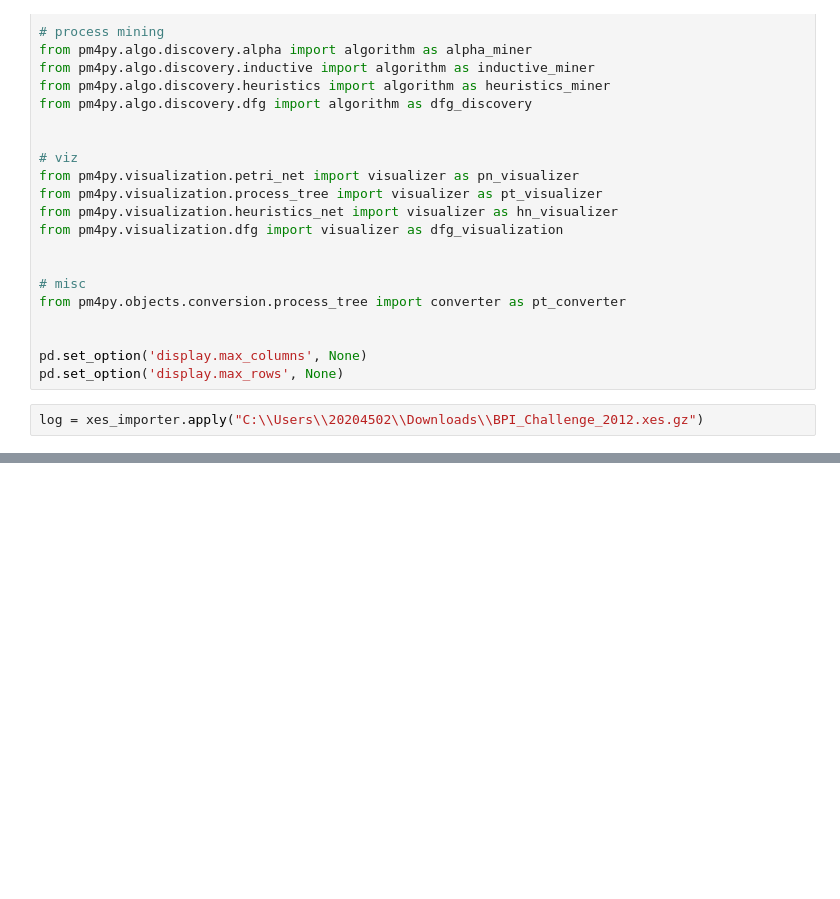
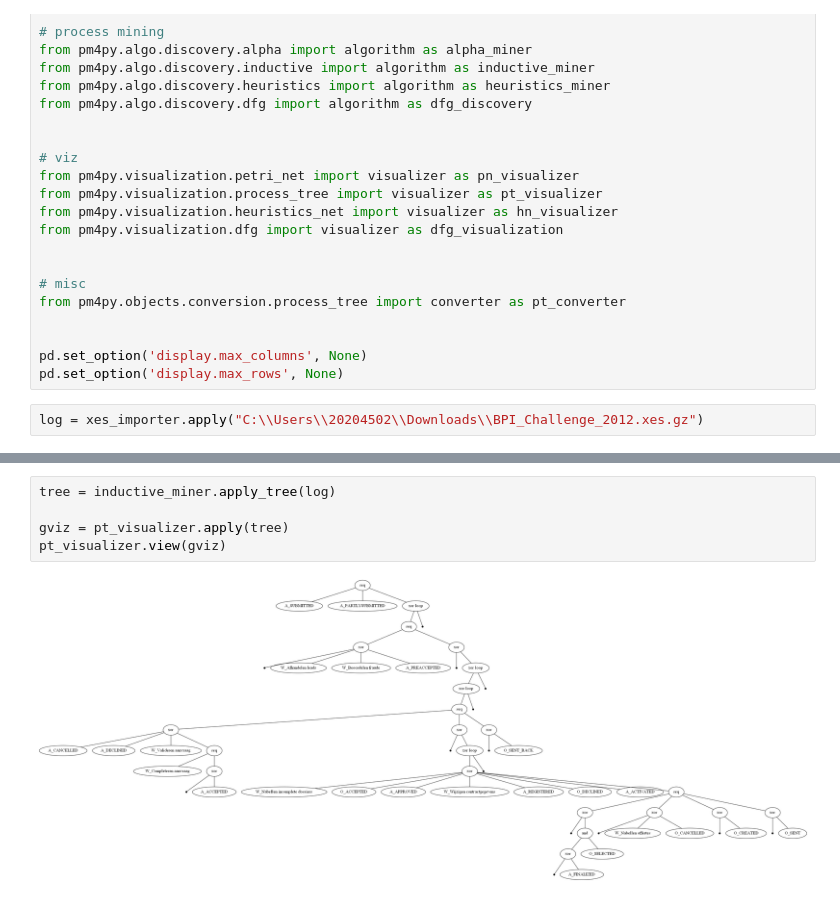
Before and after one commit to daangouw/Process-Mining, a Jupyter notebook: overview_file.ipynb, the cells around one changed output, grey strips where cells are left out. Drawn from its saved outputs; the diff is of its cells as text; blank space fills up the shorter version.

```diff
--- a/overview_file.ipynb
+++ b/overview_file.ipynb
@@ -124,0 +72,7 @@ ExecutableNotFound: failed to execute WindowsPath('dot'), make sure the Graphviz
+# %%
+tree = inductive_miner.apply_tree(log)
+
+gviz = pt_visualizer.apply(tree)
+pt_visualizer.view(gviz)
+# %% [output]
+[figure, added]
```
Also changed, not shown: parts of 10 cells of this notebook.
